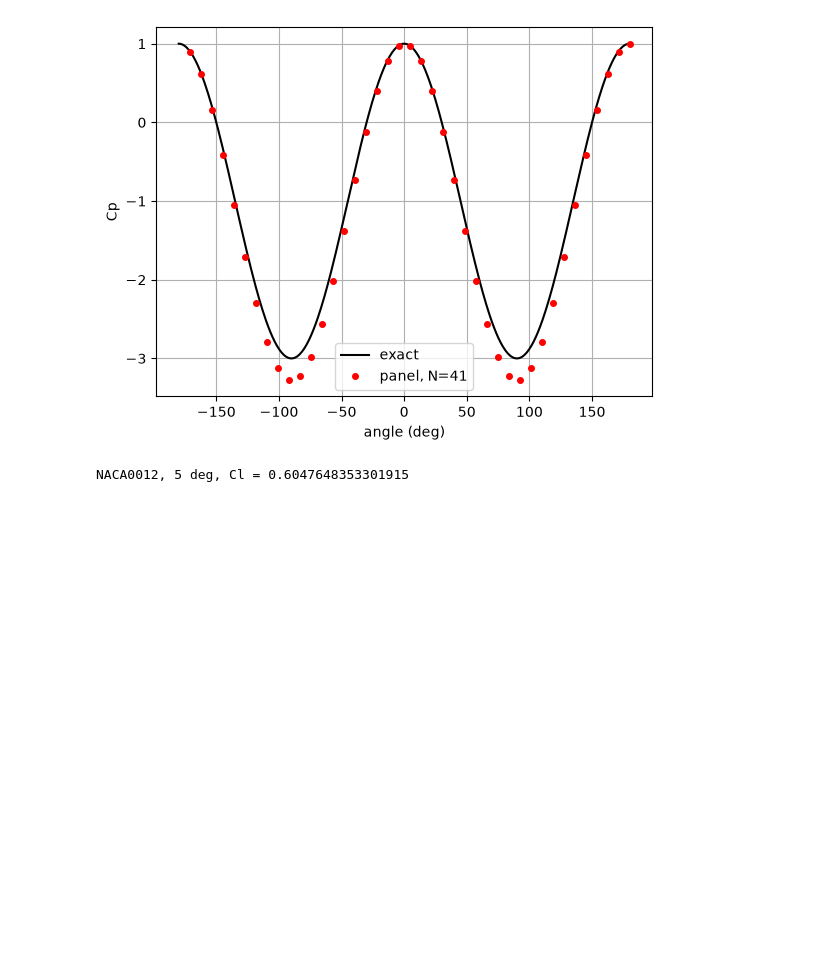
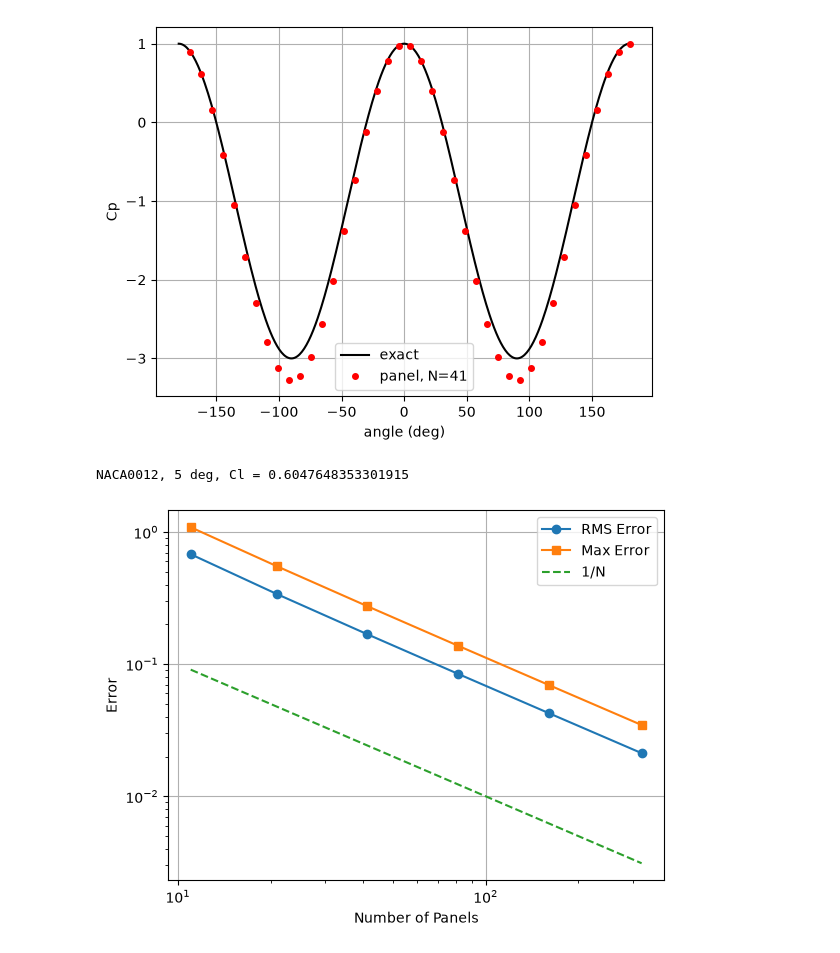
Before and after one commit to Atharva-Patil008/AE611_2026, a Jupyter notebook: Vortex_Panel_Method_Atharva_Patil.ipynb, the cells around one changed output. Saved outputs shown, nothing was run; the diff lists cells and outputs as text; code cells hidden in the pictures; blank space fills up the shorter version.

Commit message:
verification and convergence of cylinder

```diff
--- a/Vortex_Panel_Method_Atharva_Patil.ipynb
+++ b/Vortex_Panel_Method_Atharva_Patil.ipynb
@@ -138,3 +141,45 @@ N =   81   max |Cp error| = 0.1384   Cl = 2.67e-14
 N =  161   max |Cp error| = 0.0693   Cl = 3.91e-14
 [figure]
 NACA0012, 5 deg, Cl = 0.6047648353301915
+# %%
+Ns = [11, 21, 41, 81, 161, 321]
+
+max_err = []
+rms_err = []
+
+for N in Ns:
+
+    # Create cylinder mesh
+    xb, yb = cylinder_panels(N)
+
+    # Solve panel method
+    result = vortex_panel_method_0(xb, yb, 0.0)
+
+    # Angle of each control point
+    phi = np.arctan2(result["yc"], result["xc"])
+
+    # Exact Cp
+    Cp_exact = 1 - 4*np.sin(phi)**2
+
+    # Numerical Cp
+    Cp_num = result["Cp"]
+
+    # Error
+    error = np.abs(Cp_num - Cp_exact)
+
+    # Store errors
+    max_err.append(np.max(error))
+    rms_err.append(np.sqrt(np.mean(error**2)))
+
+# Plot error convergence
+plt.loglog(Ns, rms_err, 'o-', label="RMS Error")
+plt.loglog(Ns, max_err, 's-', label="Max Error")
+plt.loglog(Ns, 1/np.array(Ns), '--', label="1/N")                  #order 1
+
+plt.xlabel("Number of Panels")
+plt.ylabel("Error")
+plt.legend()
+plt.grid(True)
+plt.show()
+# %% [output]
+[figure, added]
```
Also changed, not shown: parts of 2 cells of this notebook.
